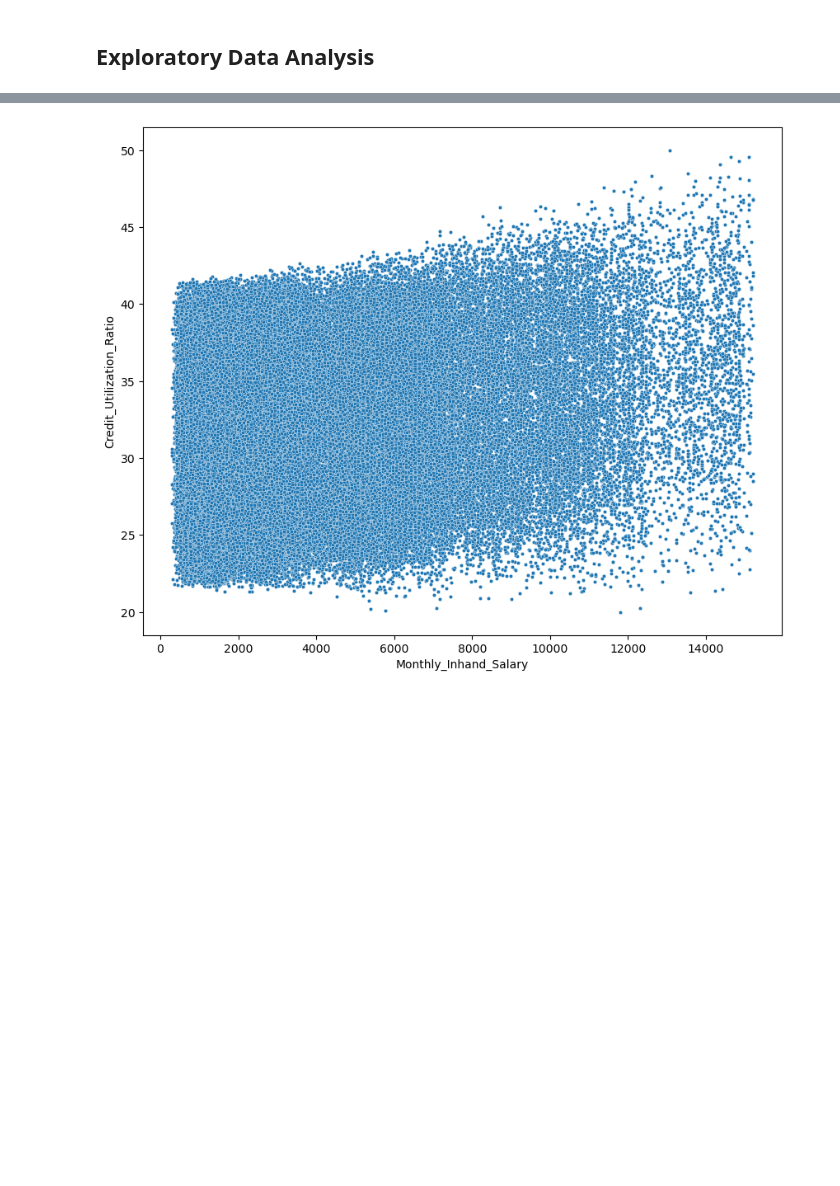
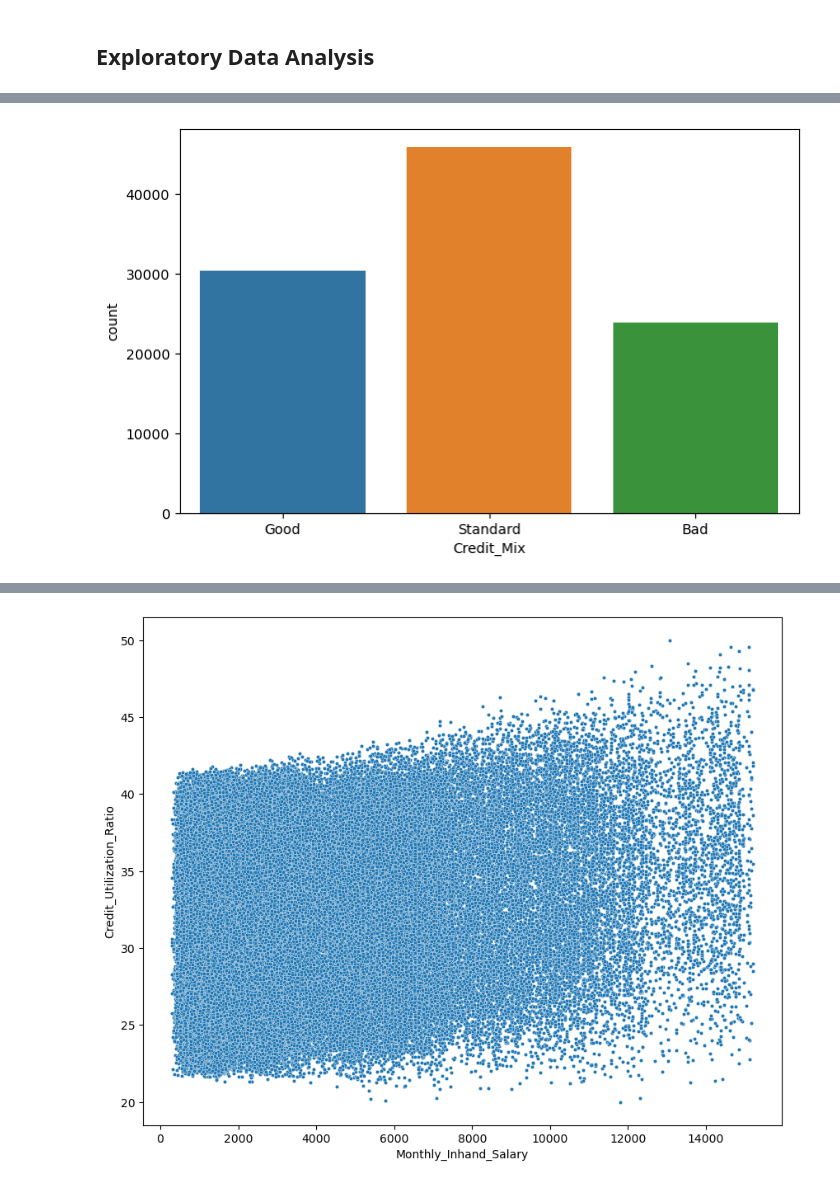
Before and after one commit to BiniSree/Internship, a Jupyter notebook: Credit Score Model Development-Internship.ipynb, the cells around one changed output, grey strips where cells are left out. Saved outputs shown, nothing was run; the diff lists cells and outputs as text; code cells hidden in the pictures; blank space fills up the shorter version.

```diff
--- a/Credit Score Model Development-Internship.ipynb
+++ b/Credit Score Model Development-Internship.ipynb
@@ -130,0 +190,9 @@ plt.show()
+# %%
+plt.figure(figsize= (8,5))
+sns.countplot(x= 'Credit_Mix', data= data)
+plt.xlabel= 'Credit Mix'
+plt.ylabel= 'No: of customers in Credit Mix categories'
+plt.title= 'Count plot of Customers based on Credit Mix Category'
+plt.show()
+# %% [output]
+[figure, added]
```
Also changed, not shown: parts of 113 cells of this notebook.
